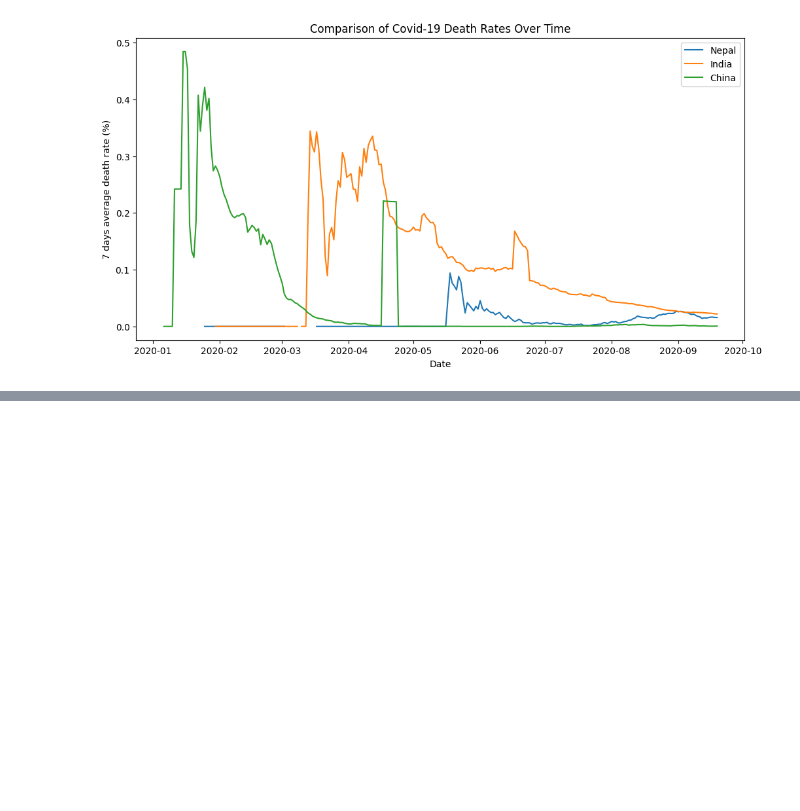
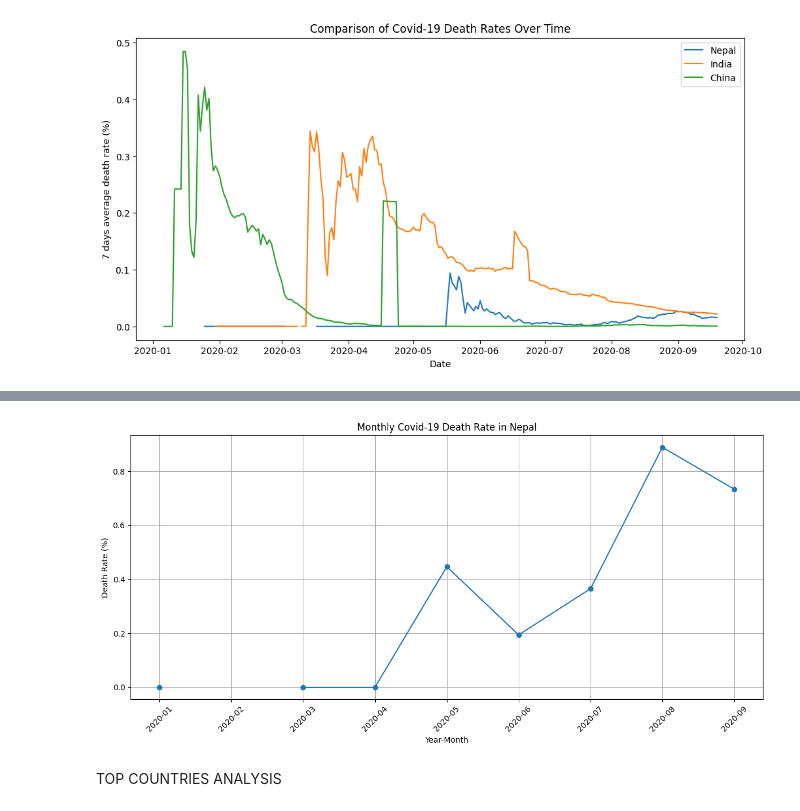
Before and after one commit to dipesh-2005/Covid-19-Analysis, a Jupyter notebook: Covid19-analysis/Scripts/covid-analysis.ipynb, the cells around one changed output, grey strips where cells are left out. Drawn from its saved outputs; the diff is of its cells as text; code cells hidden in the pictures; blank space fills up the shorter version.

Commit message:
Did death rate comparision of nepal over 5 years, data was only of 2 years.Did monthly covid 19 analysis of nepal for a year.Did analysis of top 10 countries by cases, deaths and CFR

```diff
--- a/Covid19-analysis/Scripts/covid-analysis.ipynb
+++ b/Covid19-analysis/Scripts/covid-analysis.ipynb
@@ -301,0 +302,4 @@ plt.legend()
+# %%
+#filtering data for Nepal
+df=data[data['location']=='Nepal'].copy()
+df.head(5)
@@ -301,0 +314,8 @@ plt.legend()
+# %%
+#extract year
+df['year']=df['date'].dt.year# this will extract the year from the date column and create a new column called 'year' in the dataframe.
+
+#filling missing values in new_cases with 0
+df['new_cases']=df['new_cases'].fillna(0)
+#filling missing values in new_deaths with 0
+df['new_deaths']=df['new_deaths'].fillna(0)
@@ -301,0 +337,4 @@ plt.legend()
+# %%
+df = df[(df['date'].dt.year >= 2019) & (df['date'].dt.year <= 2021)]
+df['year_month'] = df['date'].dt.to_period('M')  # e.g., 2020-03 creates a new column 'year_month' that contains the year and month extracted from the 'date' column in the format 'YYYY-MM'.
+df
@@ -301,0 +355,7 @@ plt.legend()
+# %%
+monthly_summary = df.groupby('year_month').agg({
+    'new_cases': 'sum',
+    'new_deaths': 'sum'}).reset_index() # This will group the data by the 'year_month' column and calculate the sum of 'new_cases' and 'new_deaths' for each month, resulting in a new dataframe called 'monthly_summary'.
+#caluculating death rate for each month
+monthly_summary['death_rate']=monthly_summary['new_deaths']/monthly_summary['new_cases']*100 # This will calculate the death rate for each month by dividing the total number of new deaths by the total number of new cases and multiplying by 100 to get a percentage, resulting in a new column called 'death_rate' in the 'monthly_summary' dataframe.
+monthly_summary
@@ -301,0 +374,15 @@ plt.legend()
+# %%
+#plotting monthly death rate over time
+plt.figure(figsize=(12,6))
+plt.plot(monthly_summary['year_month'].astype(str), monthly_summary['death_rate'], marker='o') # Plotting the death rate over time with markers for each month  astype(str) is used to convert the 'year_month' column to string format for better x-axis labeling .
+plt.title('Monthly Covid-19 Death Rate in Nepal')
+plt.xlabel('Year-Month')
+plt.ylabel('Death Rate (%)')
+plt.xticks(rotation=45)
+plt.tight_layout()# Adjust layout to prevent clipping of labels
+plt.grid()
+plt.show()
+# %% [output]
+[figure, added]
+# %% [markdown]
+TOP COUNTRIES ANALYSIS
```
Also changed, not shown: parts of 17 cells of this notebook.
